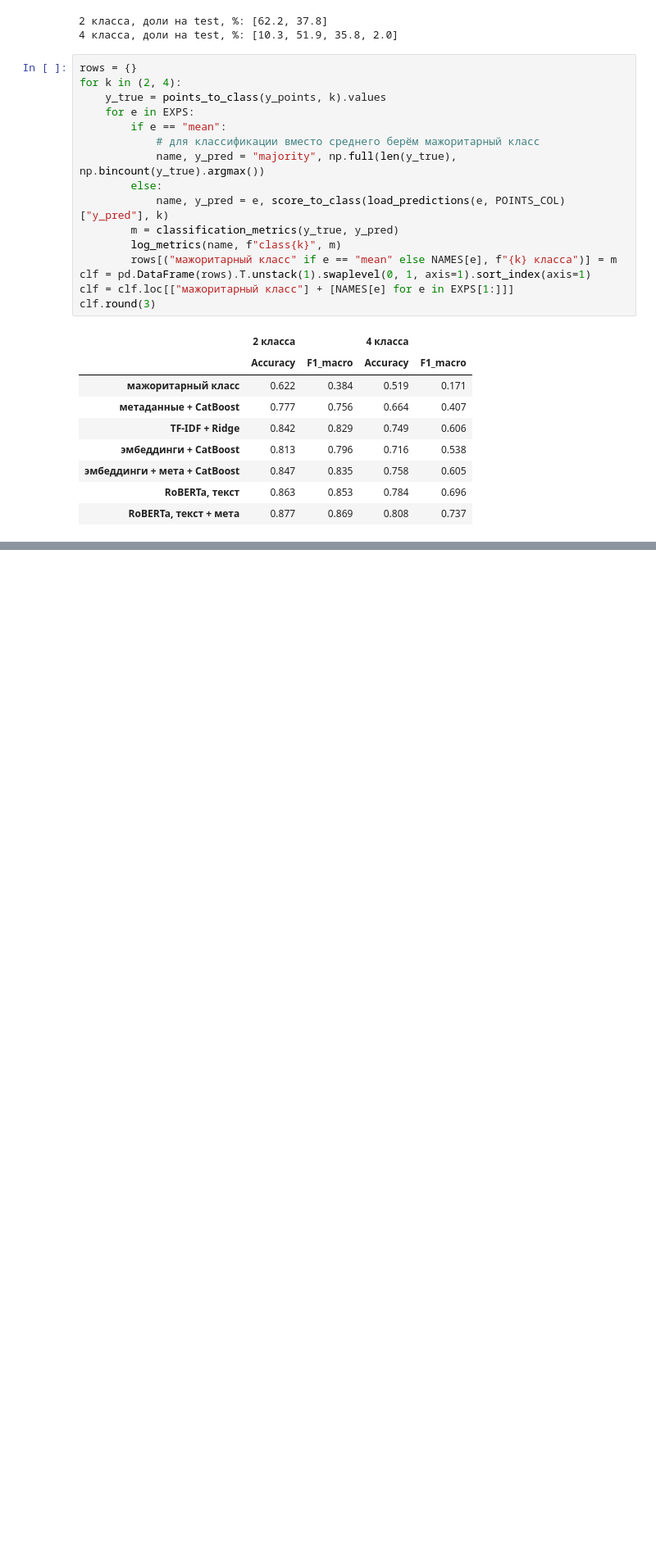
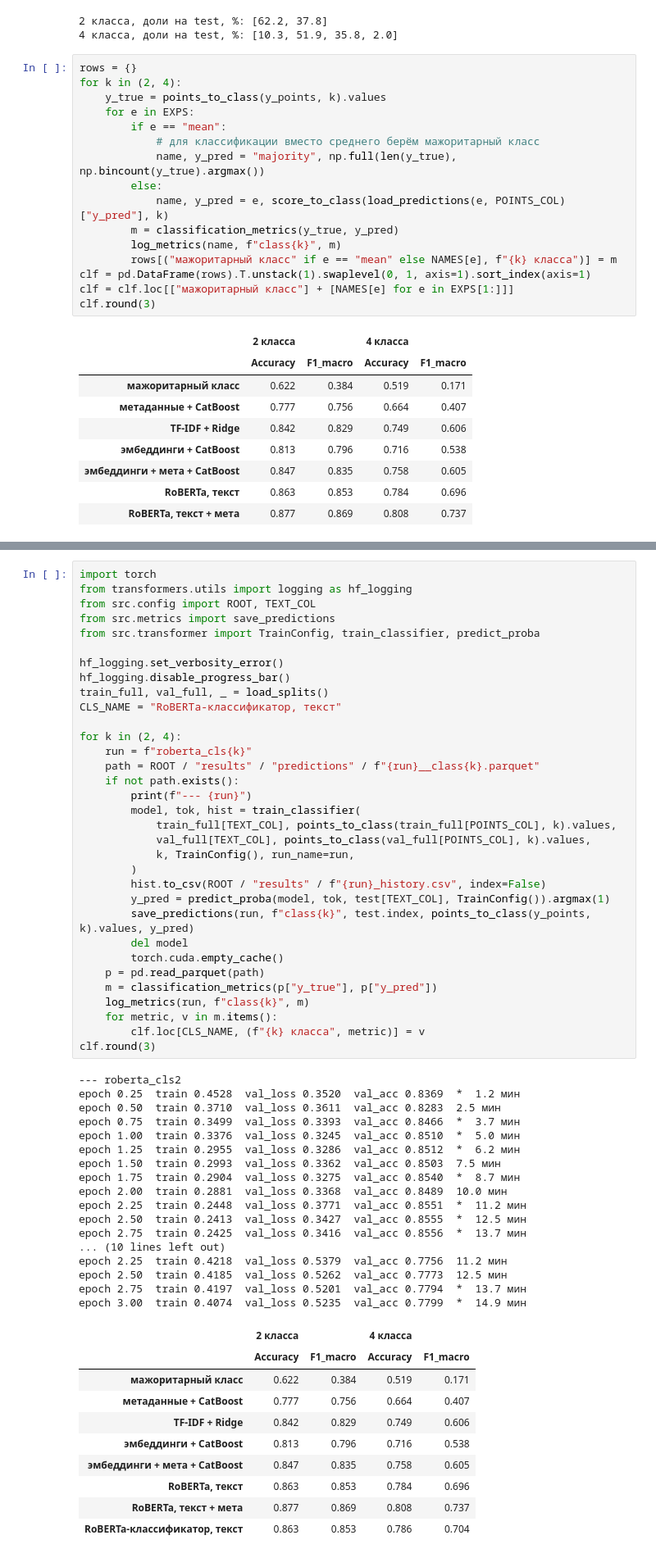
Before and after one commit to ITMO-NikitaGrishin/NLP_Final_Project, a Jupyter notebook: notebooks/05_interpretation.ipynb, the cells around one changed output, grey strips where cells are left out. Shown at 82% size. Saved outputs shown, nothing was run; the diff lists cells and outputs as text; blank space fills up the shorter version.

```diff
--- a/notebooks/05_interpretation.ipynb
+++ b/notebooks/05_interpretation.ipynb
@@ -153 +139,62 @@ plt.show()
+# %%
+import torch
+from transformers.utils import logging as hf_logging
+from src.config import ROOT, TEXT_COL
+from src.metrics import save_predictions
+from src.transformer import TrainConfig, train_classifier, predict_proba
+
+hf_logging.set_verbosity_error()
+hf_logging.disable_progress_bar()
+train_full, val_full, _ = load_splits()
+CLS_NAME = "RoBERTa-классификатор, текст"
+
+for k in (2, 4):
+    run = f"roberta_cls{k}"
+    path = ROOT / "results" / "predictions" / f"{run}__class{k}.parquet"
+    if not path.exists():
+        print(f"--- {run}")
+        model, tok, hist = train_classifier(
+            train_full[TEXT_COL], points_to_class(train_full[POINTS_COL], k).values,
+            val_full[TEXT_COL], points_to_class(val_full[POINTS_COL], k).values,
+            k, TrainConfig(), run_name=run,
+        )
+        hist.to_csv(ROOT / "results" / f"{run}_history.csv", index=False)
+        y_pred = predict_proba(model, tok, test[TEXT_COL], TrainConfig()).argmax(1)
+        save_predictions(run, f"class{k}", test.index, points_to_class(y_points, k).values, y_pred)
+        del model
+        torch.cuda.empty_cache()
+    p = pd.read_parquet(path)
+    m = classification_metrics(p["y_true"], p["y_pred"])
+    log_metrics(run, f"class{k}", m)
+    for metric, v in m.items():
+        clf.loc[CLS_NAME, (f"{k} класса", metric)] = v
+clf.round(3)
+# %% [output]
+--- roberta_cls2
+epoch 0.25  train 0.4528  val_loss 0.3520  val_acc 0.8369  *  1.2 мин
+epoch 0.50  train 0.3710  val_loss 0.3611  val_acc 0.8283  2.5 мин
+epoch 0.75  train 0.3499  val_loss 0.3393  val_acc 0.8466  *  3.7 мин
+epoch 1.00  train 0.3376  val_loss 0.3245  val_acc 0.8510  *  5.0 мин
+epoch 1.25  train 0.2955  val_loss 0.3286  val_acc 0.8512  *  6.2 мин
+epoch 1.50  train 0.2993  val_loss 0.3362  val_acc 0.8503  7.5 мин
+epoch 1.75  train 0.2904  val_loss 0.3275  val_acc 0.8540  *  8.7 мин
+epoch 2.00  train 0.2881  val_loss 0.3368  val_acc 0.8489  10.0 мин
+epoch 2.25  train 0.2448  val_loss 0.3771  val_acc 0.8551  *  11.2 мин
+epoch 2.50  train 0.2413  val_loss 0.3427  val_acc 0.8555  *  12.5 мин
+epoch 2.75  train 0.2425  val_loss 0.3416  val_acc 0.8556  *  13.7 мин
+... (10 lines left out)
+epoch 2.25  train 0.4218  val_loss 0.5379  val_acc 0.7756  11.2 мин
+epoch 2.50  train 0.4185  val_loss 0.5262  val_acc 0.7773  12.5 мин
+epoch 2.75  train 0.4197  val_loss 0.5201  val_acc 0.7794  *  13.7 мин
+epoch 3.00  train 0.4074  val_loss 0.5235  val_acc 0.7799  *  14.9 мин
+|  | 2 класса |  | 4 класса |  |
+|  | Accuracy | F1_macro | Accuracy | F1_macro |
+| мажоритарный класс | 0.622 | 0.384 | 0.519 | 0.171 |
+| метаданные + CatBoost | 0.777 | 0.756 | 0.664 | 0.407 |
+| TF-IDF + Ridge | 0.842 | 0.829 | 0.749 | 0.606 |
+| эмбеддинги + CatBoost | 0.813 | 0.796 | 0.716 | 0.538 |
+| эмбеддинги + мета + CatBoost | 0.847 | 0.835 | 0.758 | 0.605 |
+| RoBERTa, текст | 0.863 | 0.853 | 0.784 | 0.696 |
+| RoBERTa, текст + мета | 0.877 | 0.869 | 0.808 | 0.737 |
+| RoBERTa-классификатор, текст | 0.863 | 0.853 | 0.786 | 0.704 |
 # %%
```
Also changed, not shown: parts of 29 cells of this notebook, 6 other files.
